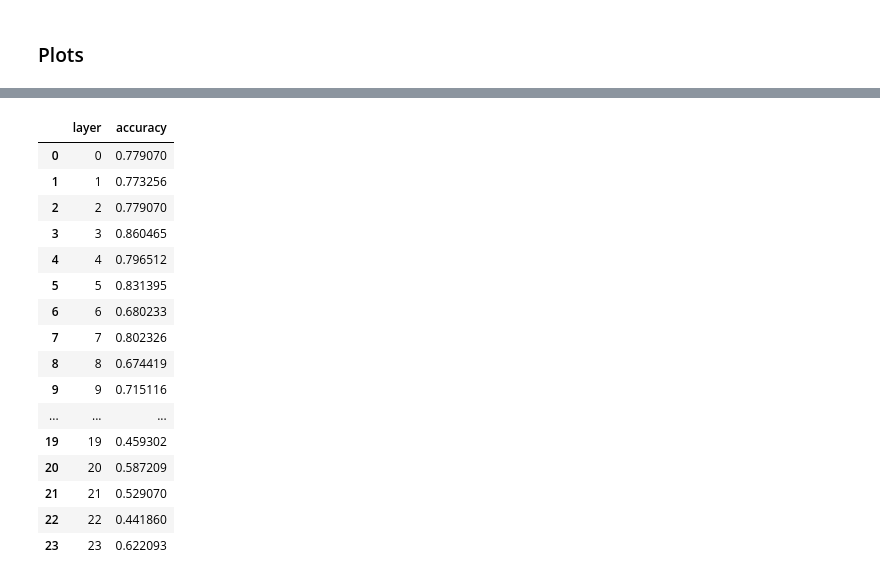
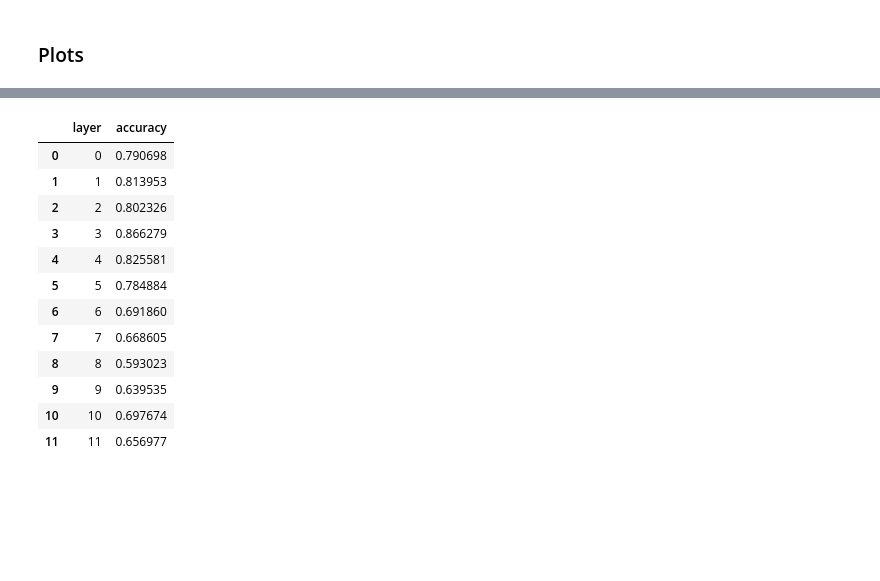
Before and after one commit to zhangjxCS/Multilingual-Speech-Emotion-Recognition-System, a Jupyter notebook: Spanish/Spanish_New/Spanish_byLayerModel.ipynb, the cells around one changed output, grey strips where cells are left out. Drawn from its saved outputs; the diff is of its cells as text; code cells hidden in the pictures; blank space fills up the shorter version.

```diff
--- a/Spanish/Spanish_New/Spanish_byLayerModel.ipynb
+++ b/Spanish/Spanish_New/Spanish_byLayerModel.ipynb
@@ -42,7 +42,7 @@ file.head()
 # %%
 from tqdm import tqdm
 
-bundle = torchaudio.pipelines.HUBERT_LARGE
+bundle = torchaudio.pipelines.HUBERT_BASE
 extractor = bundle.get_model()
 
 audios = []
@@ -101,7 +101,7 @@ class NN(nn.Module):
 # %% [markdown]
 ### Model Traning on each layer
 # %%
-holdout = 1
+holdout = 4
 train_emotions = list(file[file['session'] != holdout]['emotion'])
 train_audios = [audios[i] for i in range(len(audios)) if file['session'][i] != holdout]
 test_emotions = list(file[file['session'] == holdout]['emotion'])
@@ -110,7 +110,7 @@ test_audios = [audios[i] for i in range(len(audios)) if file['session'][i] == ho
 from torch.utils.data import DataLoader
 import torch.optim as optim
 
-layers = 24
+layers = 12
 test_accuracies = []
 for layer in range(layers):
     train = torch.stack([x[layer] for x in train_audios])
@@ -119,7 +119,7 @@ for layer in range(layers):
     trainloader_args = dict(batch_size=64, shuffle=True)
     train_dataloader = DataLoader(train_dataset, **trainloader_args)
 
-    model = NN(1024)
+    model = NN(768)
     model = model.to(device)
     criterion = nn.CrossEntropyLoss()
     optimizer = optim.Adam(model.parameters(), lr=0.001)
@@ -227,22 +226,18 @@ plt.show()
 # %%
 res = pd.DataFrame({'layer': range(layers), 'accuracy': test_accuracies})
-res.to_csv(main_path + '/results/hubertlarge_perlayer.csv', index=False)
+res.to_csv(main_path + '/results/hubertbase_perlayer.csv', index=False)
 res
 # %% [output]
 |  | layer | accuracy |
-| 0 | 0 | 0.779070 |
-| 1 | 1 | 0.773256 |
-| 2 | 2 | 0.779070 |
-| 3 | 3 | 0.860465 |
-| 4 | 4 | 0.796512 |
-| 5 | 5 | 0.831395 |
-| 6 | 6 | 0.680233 |
-| 7 | 7 | 0.802326 |
-| 8 | 8 | 0.674419 |
-| 9 | 9 | 0.715116 |
-| ... | ... | ... |
-| 19 | 19 | 0.459302 |
-| 20 | 20 | 0.587209 |
-| 21 | 21 | 0.529070 |
-| 22 | 22 | 0.441860 |
-| 23 | 23 | 0.622093 |
+| 0 | 0 | 0.790698 |
+| 1 | 1 | 0.813953 |
+| 2 | 2 | 0.802326 |
+| 3 | 3 | 0.866279 |
+| 4 | 4 | 0.825581 |
+| 5 | 5 | 0.784884 |
+| 6 | 6 | 0.691860 |
+| 7 | 7 | 0.668605 |
+| 8 | 8 | 0.593023 |
+| 9 | 9 | 0.639535 |
+| 10 | 10 | 0.697674 |
+| 11 | 11 | 0.656977 |
```
Also changed, not shown: parts of 2 cells of this notebook, 11 other files.
